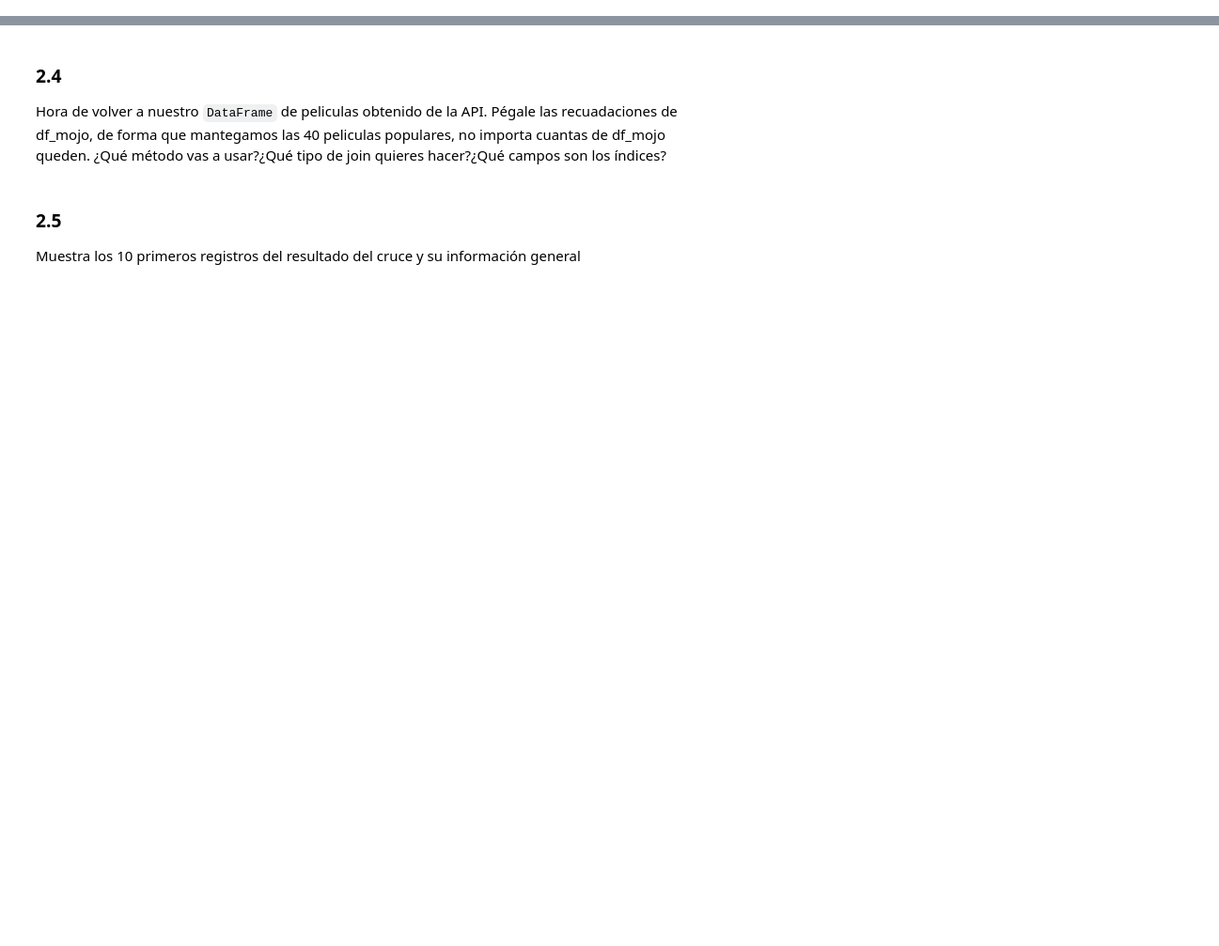
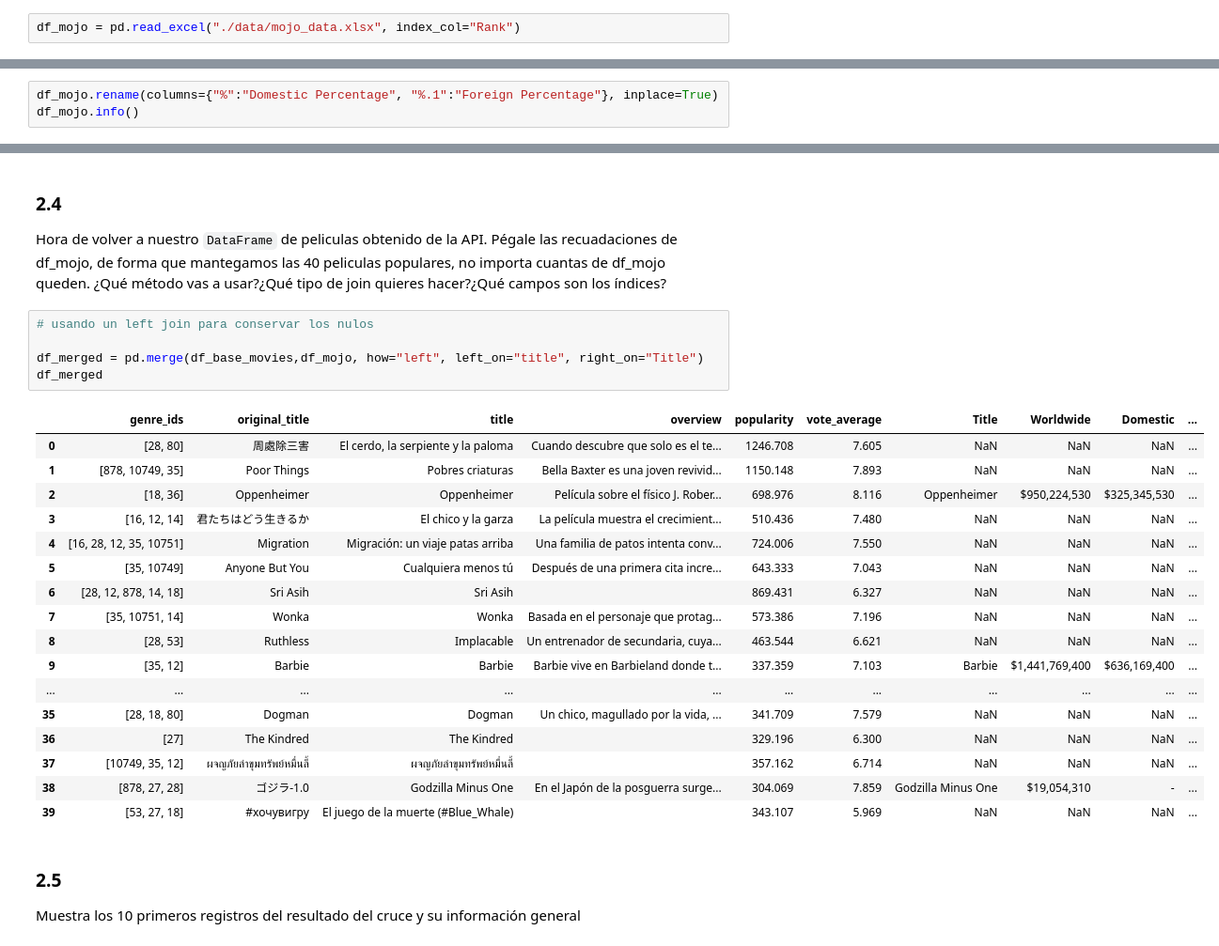
Before and after one commit to enax93/ONLINE_DS_THEBRIDGE_EmmaCollado, a Jupyter notebook: 03_Analisis_de_Datos/Sprint_06/Unidad_02/Practica_Obligatoria/18_Practica_Obligatoria_Scraping_API.ipynb, the cells around one changed output, grey strips where cells are left out. Shown at 94% size. Cells and saved outputs as stored; diff of their text form; blank space fills up the shorter version.

```diff
--- a/03_Analisis_de_Datos/Sprint_06/Unidad_02/Practica_Obligatoria/18_Practica_Obligatoria_Scraping_API.ipynb
+++ b/03_Analisis_de_Datos/Sprint_06/Unidad_02/Practica_Obligatoria/18_Practica_Obligatoria_Scraping_API.ipynb
@@ -444,3 +439,5 @@ Para hacerte más sencillo el trabajo, te doy aquí algunas pistas:
 ### 2.2
 # %% [markdown]
 Si no has podido hacer el ejercicio Extra anterior, lee los datos que hay en "./data/mojo_data.xlsx", cargándolos en un dataframe al que puedes poner por nombre "df_mojo". Usar "Rank" como índice y muestra el contenido y su información general.
+# %%
+df_mojo = pd.read_excel("./data/mojo_data.xlsx", index_col="Rank")
@@ -448,3 +471,6 @@ Si no has podido hacer el ejercicio Extra anterior, lee los datos que hay en "./
 ### 2.3
 # %% [markdown]
 Algunos campos tendrán un nombre raro, cambia esos % por el "<nombre de la columna anterior>_%_var"
+# %%
+df_mojo.rename(columns={"%":"Domestic Percentage", "%.1":"Foreign Percentage"}, inplace=True)
+df_mojo.info()
@@ -452,6 +492,29 @@ Algunos campos tendrán un nombre raro, cambia esos % por el "<nombre de la colu
 ### 2.4
 
 Hora de volver a nuestro `DataFrame` de peliculas obtenido de la API. Pégale las recuadaciones de df_mojo, de forma que mantegamos las 40 peliculas populares, no importa cuantas de df_mojo queden. ¿Qué método vas a usar?¿Qué tipo de join quieres hacer?¿Qué campos son los índices?
+# %%
+# usando un left join para conservar los nulos
+
+df_merged = pd.merge(df_base_movies,df_mojo, how="left", left_on="title", right_on="Title")
+df_merged
+# %% [output]
+|  | genre_ids | original_title | title | overview | popularity | vote_average | Title | Worldwide | Domestic | ... |
+| 0 | [28, 80] | 周處除三害 | El cerdo, la serpiente y la paloma | Cuando descubre que solo es el te... | 1246.708 | 7.605 | NaN | NaN | NaN | ... |
+| 1 | [878, 10749, 35] | Poor Things | Pobres criaturas | Bella Baxter es una joven revivid... | 1150.148 | 7.893 | NaN | NaN | NaN | ... |
+| 2 | [18, 36] | Oppenheimer | Oppenheimer | Película sobre el físico J. Rober... | 698.976 | 8.116 | Oppenheimer | $950,224,530 | $325,345,530 | ... |
+| 3 | [16, 12, 14] | 君たちはどう生きるか | El chico y la garza | La película muestra el crecimient... | 510.436 | 7.480 | NaN | NaN | NaN | ... |
+| 4 | [16, 28, 12, 35, 10751] | Migration | Migración: un viaje patas arriba | Una familia de patos intenta conv... | 724.006 | 7.550 | NaN | NaN | NaN | ... |
+| 5 | [35, 10749] | Anyone But You | Cualquiera menos tú | Después de una primera cita incre... | 643.333 | 7.043 | NaN | NaN | NaN | ... |
+| 6 | [28, 12, 878, 14, 18] | Sri Asih | Sri Asih |  | 869.431 | 6.327 | NaN | NaN | NaN | ... |
+| 7 | [35, 10751, 14] | Wonka | Wonka | Basada en el personaje que protag... | 573.386 | 7.196 | NaN | NaN | NaN | ... |
+| 8 | [28, 53] | Ruthless | Implacable | Un entrenador de secundaria, cuya... | 463.544 | 6.621 | NaN | NaN | NaN | ... |
+| 9 | [35, 12] | Barbie | Barbie | Barbie vive en Barbieland donde t... | 337.359 | 7.103 | Barbie | $1,441,769,400 | $636,169,400 | ... |
+| ... | ... | ... | ... | ... | ... | ... | ... | ... | ... | ... |
+| 35 | [28, 18, 80] | Dogman | Dogman | Un chico, magullado por la vida, ... | 341.709 | 7.579 | NaN | NaN | NaN | ... |
+| 36 | [27] | The Kindred | The Kindred |  | 329.196 | 6.300 | NaN | NaN | NaN | ... |
+| 37 | [10749, 35, 12] | ผจญภัยล่าขุมทรัพย์หมื่นลี้ | ผจญภัยล่าขุมทรัพย์หมื่นลี้ |  | 357.162 | 6.714 | NaN | NaN | NaN | ... |
+| 38 | [878, 27, 28] | ゴジラ-1.0 | Godzilla Minus One | En el Japón de la posguerra surge... | 304.069 | 7.859 | Godzilla Minus One | $19,054,310 | - | ... |
+| 39 | [53, 27, 18] | #хочувигру | El juego de la muerte (#Blue_Whale) |  | 343.107 | 5.969 | NaN | NaN | NaN | ... |
 # %% [markdown]
 ### 2.5
 Muestra los 10 primeros registros del resultado del cruce y su información general
```
Also changed, not shown: parts of 9 cells of this notebook.
